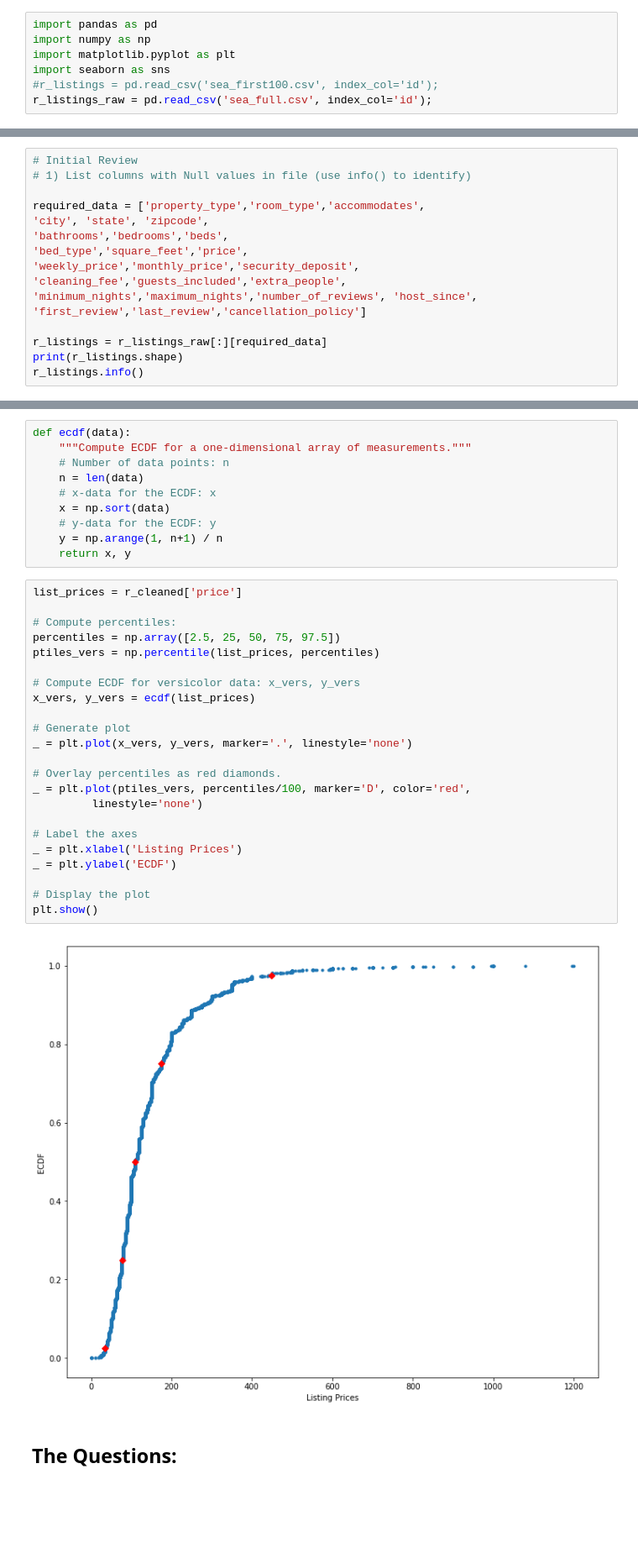
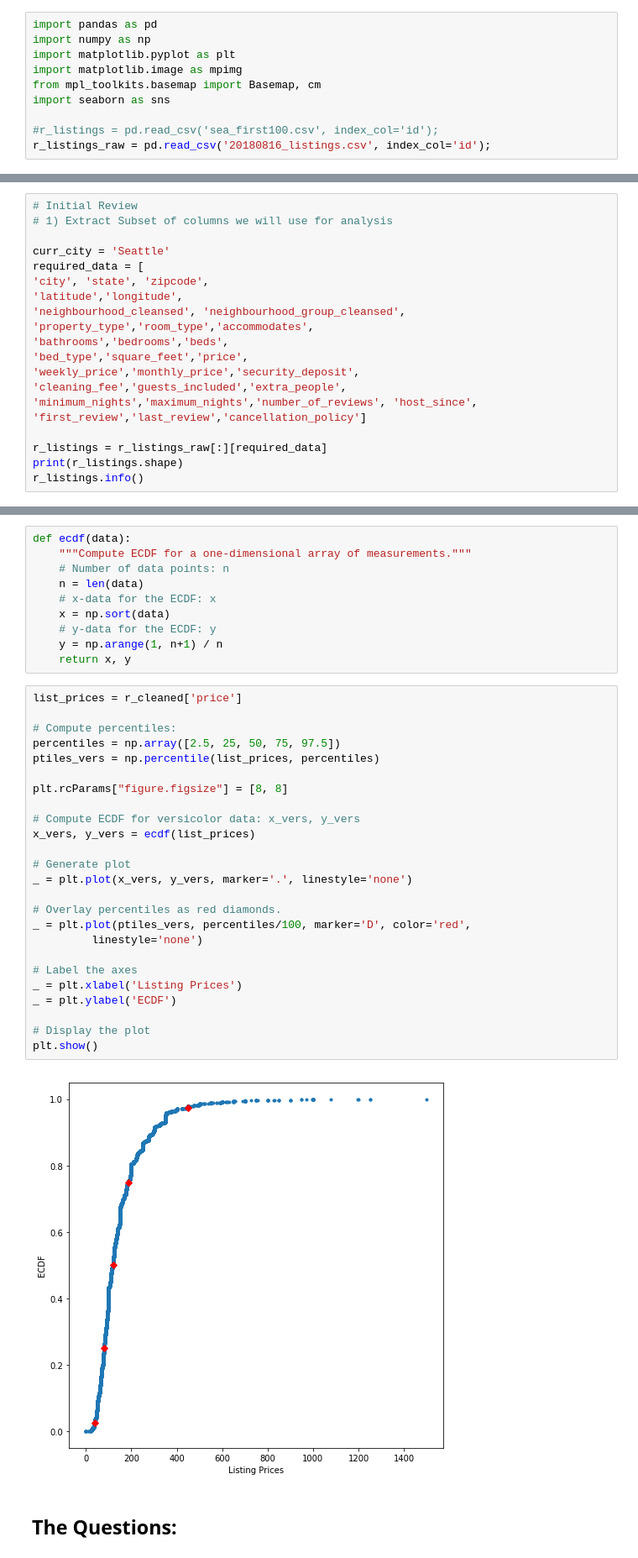
Before and after one commit to mikeli888/Springboard, a Jupyter notebook: sb2018_capstone1/Airbnb_pricing_analysis1.ipynb, the cells around one changed output, grey strips where cells are left out. Shown: that part at 84% size. Cells and saved outputs as stored; diff of their text form; blank space fills up the shorter version.

```diff
--- a/sb2018_capstone1/Airbnb_pricing_analysis1.ipynb
+++ b/sb2018_capstone1/Airbnb_pricing_analysis1.ipynb
@@ -49,9 +49,12 @@ The goal of this project is to build a model to predict the rental prices of Air
 import pandas as pd
 import numpy as np
 import matplotlib.pyplot as plt
+import matplotlib.image as mpimg
+from mpl_toolkits.basemap import Basemap, cm
 import seaborn as sns
+
 #r_listings = pd.read_csv('sea_first100.csv', index_col='id');
-r_listings_raw = pd.read_csv('sea_full.csv', index_col='id');
+r_listings_raw = pd.read_csv('20180816_listings.csv', index_col='id');
 # %%
 print(r_listings_raw.shape)
 r_listings_raw.head(2)
@@ -85,10 +88,14 @@ r_listings_raw.head(2)
 ### Initial Review: List columns with Null values
 # %%
 # Initial Review
-# 1) List columns with Null values in file (use info() to identify)
+# 1) Extract Subset of columns we will use for analysis
 
-required_data = ['property_type','room_type','accommodates',
+curr_city = 'Seattle'
+required_data = [
 'city', 'state', 'zipcode',
+'latitude','longitude',
+'neighbourhood_cleansed', 'neighbourhood_group_cleansed',
+'property_type','room_type','accommodates',
 'bathrooms','bedrooms','beds',
 'bed_type','square_feet','price',
 'weekly_price','monthly_price','security_deposit',
@@ -291,28 +298,30 @@ def ecdf(data):
 # %%
 list_prices = r_cleaned['price']
 
 # Compute percentiles:
 percentiles = np.array([2.5, 25, 50, 75, 97.5])
 ptiles_vers = np.percentile(list_prices, percentiles)
+
+plt.rcParams["figure.figsize"] = [8, 8]
 
 # Compute ECDF for versicolor data: x_vers, y_vers
 x_vers, y_vers = ecdf(list_prices)
 
 # Generate plot
 _ = plt.plot(x_vers, y_vers, marker='.', linestyle='none')
 
 # Overlay percentiles as red diamonds.
 _ = plt.plot(ptiles_vers, percentiles/100, marker='D', color='red',
          linestyle='none')
 
 # Label the axes
 _ = plt.xlabel('Listing Prices')
 _ = plt.ylabel('ECDF')
 
 # Display the plot
 plt.show()
 # %% [output]
-[figure, old version]
+[figure, new version]
 # %% [markdown]
 ## The Questions:
 # %% [markdown]
```
Also changed, not shown: parts of 22 cells of this notebook.
